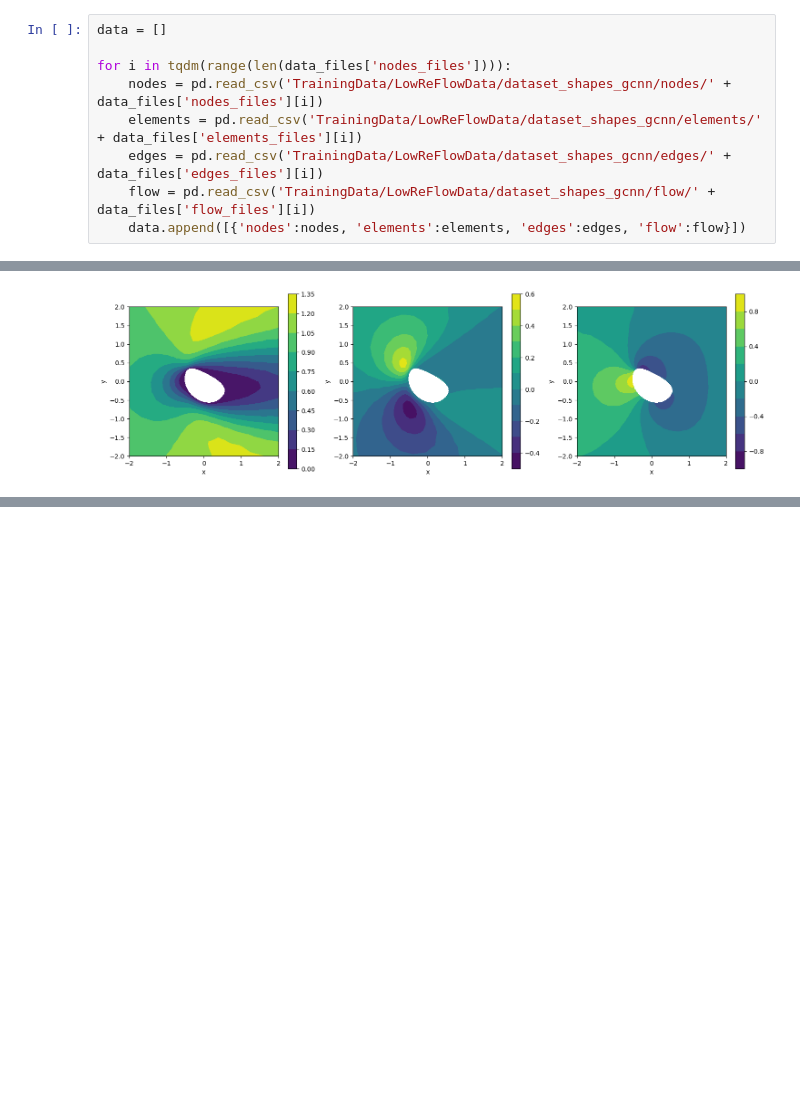
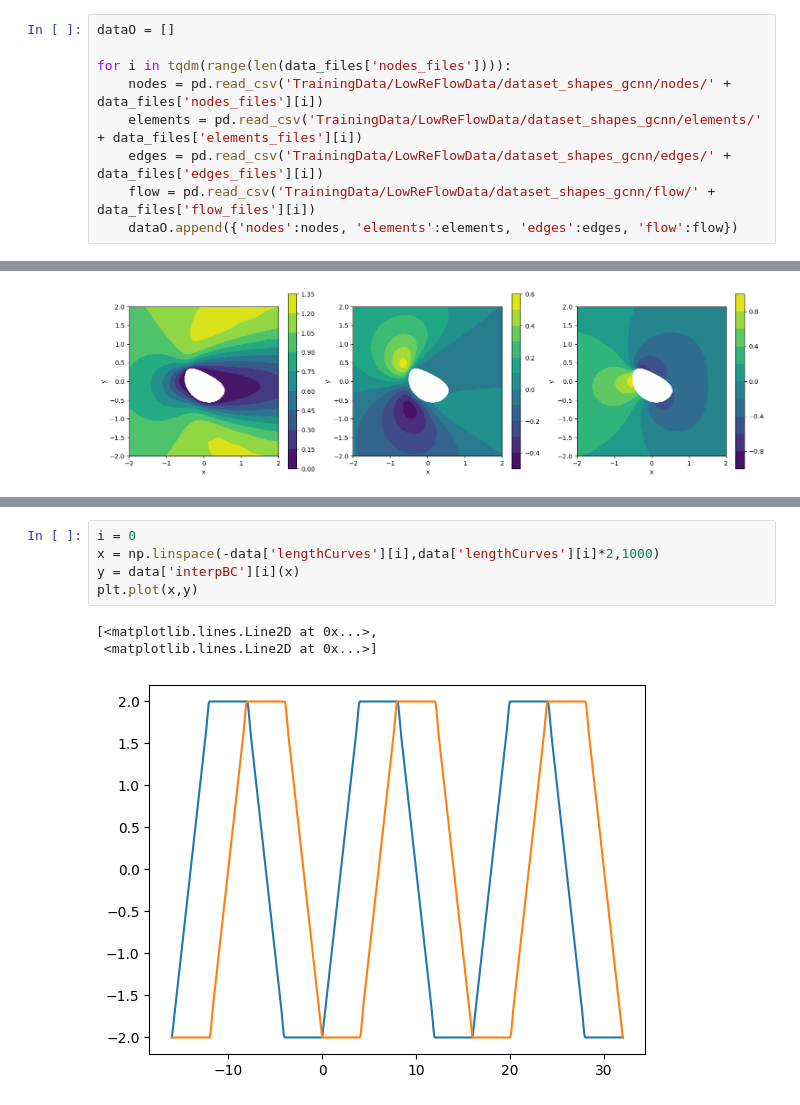
Before and after one commit to jh6220/SINNs-FEM, a Jupyter notebook: LowReFlowDataExplore.ipynb, the cells around one changed output, grey strips where cells are left out. Saved outputs shown, nothing was run; the diff lists cells and outputs as text; blank space fills up the shorter version.

Commit message:
New version of the data structure implemented which will allow training on more complex dataset

```diff
--- a/LowReFlowDataExplore.ipynb
+++ b/LowReFlowDataExplore.ipynb
@@ -16,14 +19,14 @@ for key in keys:
     data_files[key+'_files'] = files
     data_files[key+'_code'] = code
 # %%
-data = []
+dataO = []
 
 for i in tqdm(range(len(data_files['nodes_files']))):
     nodes = pd.read_csv('TrainingData/LowReFlowData/dataset_shapes_gcnn/nodes/' + data_files['nodes_files'][i])
     elements = pd.read_csv('TrainingData/LowReFlowData/dataset_shapes_gcnn/elements/' + data_files['elements_files'][i])
     edges = pd.read_csv('TrainingData/LowReFlowData/dataset_shapes_gcnn/edges/' + data_files['edges_files'][i])
     flow = pd.read_csv('TrainingData/LowReFlowData/dataset_shapes_gcnn/flow/' + data_files['flow_files'][i])
-    data.append([{'nodes':nodes, 'elements':elements, 'edges':edges, 'flow':flow}])
+    dataO.append({'nodes':nodes, 'elements':elements, 'edges':edges, 'flow':flow})
 # %%
 def PlotFEMsolution(nodes, elements,l):
     if elements.shape[1] == 4:
@@ -63,0 +172,9 @@ plt.scatter(nodes['x'], nodes['y'],c=nodes['Object'],s=1)
+# %%
+i = 0
+x = np.linspace(-data['lengthCurves'][i],data['lengthCurves'][i]*2,1000)
+y = data['interpBC'][i](x)
+plt.plot(x,y)
+# %% [output]
+[<matplotlib.lines.Line2D at 0x...>,
+ <matplotlib.lines.Line2D at 0x...>]
+[figure, added]
```
Also changed, not shown: parts of 9 cells of this notebook, 1 other file.
